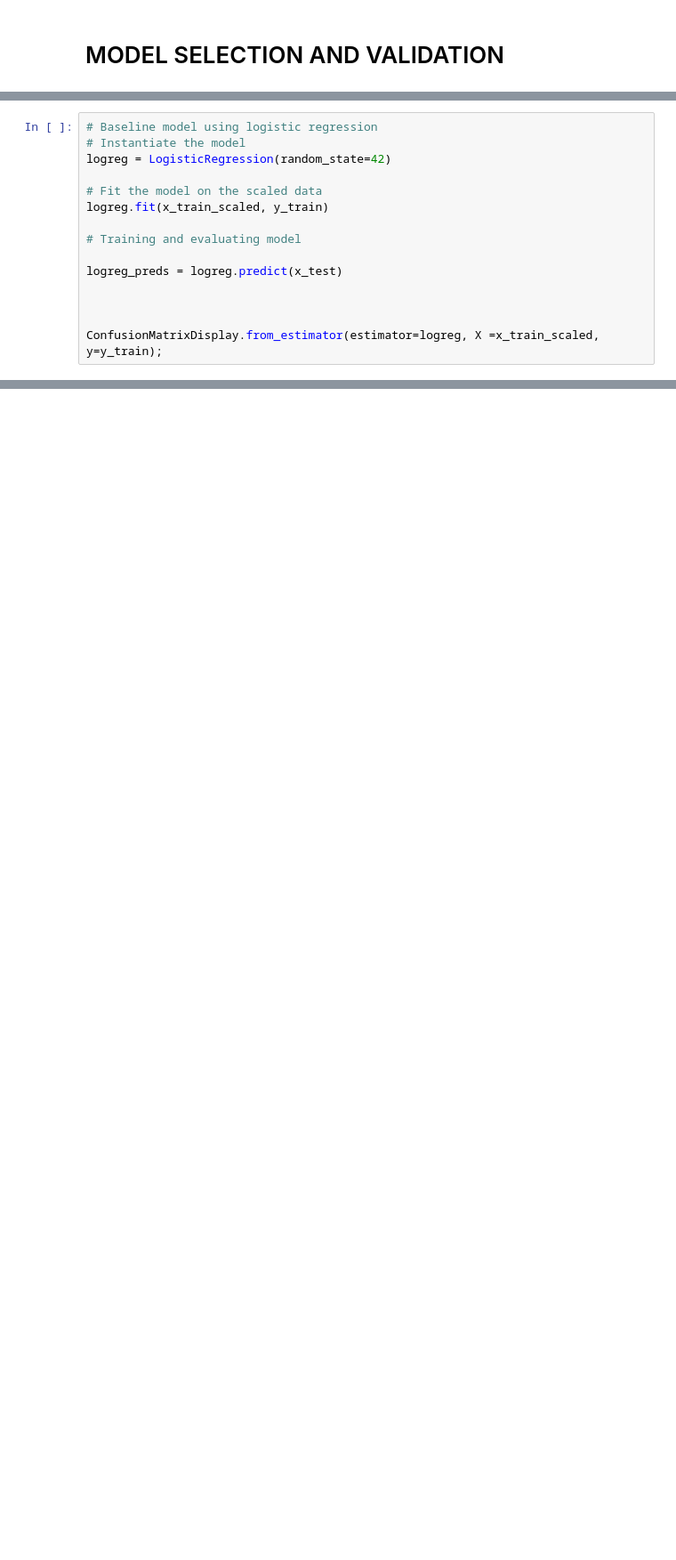
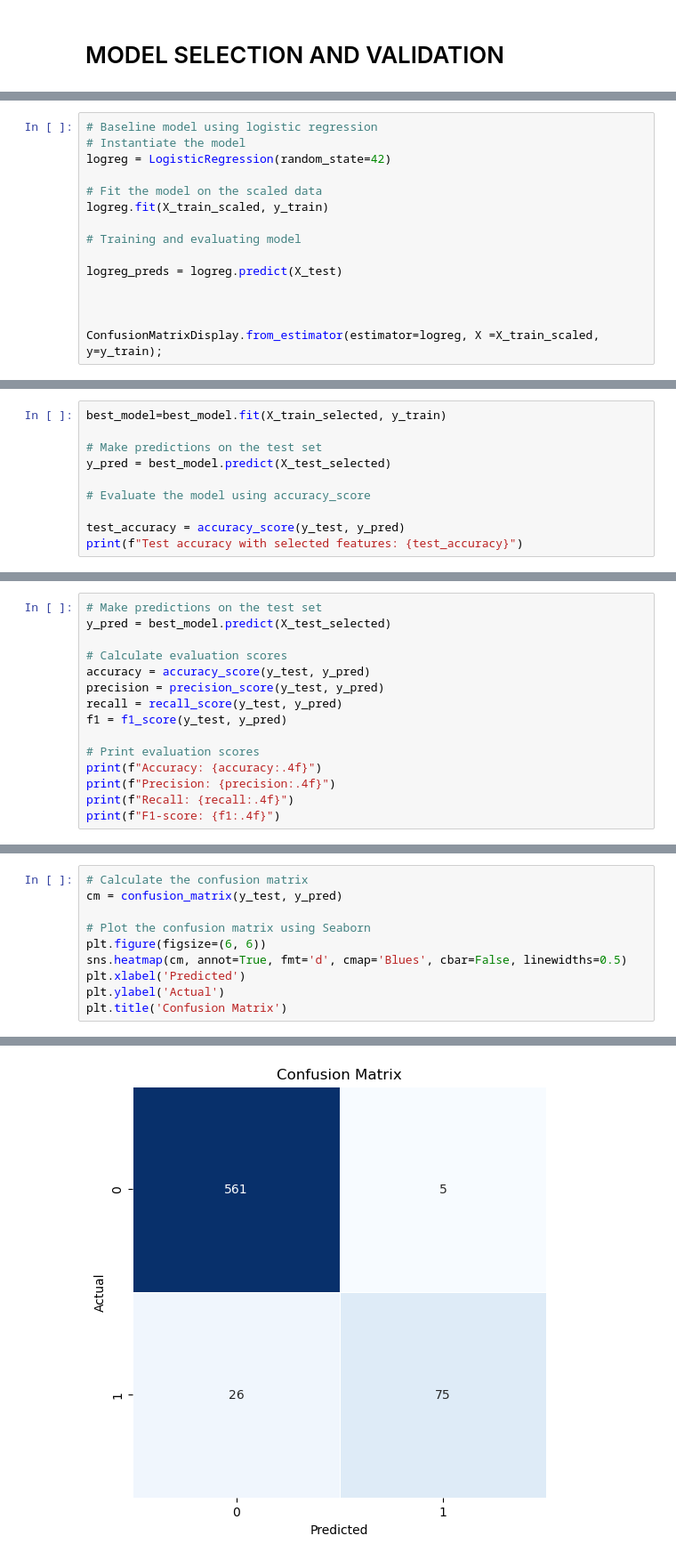
Before and after one commit to King-georges/Predicting-Churn-in-a-Telecom-s-company, a Jupyter notebook: Project_notebook.ipynb, the cells around one changed output, grey strips where cells are left out. Shown: that part at 89% size. Cells and saved outputs as stored; diff of their text form; blank space fills up the shorter version.

Commit message:
Model selection and validation

```diff
--- a/Project_notebook.ipynb
+++ b/Project_notebook.ipynb
@@ -442,14 +449,14 @@ x_test_scaled = scaler.transform(x_test)
 logreg = LogisticRegression(random_state=42)
 
 # Fit the model on the scaled data
-logreg.fit(x_train_scaled, y_train)
+logreg.fit(X_train_scaled, y_train)
 
 # Training and evaluating model
 
-logreg_preds = logreg.predict(x_test)
+logreg_preds = logreg.predict(X_test)
 
 
 
-ConfusionMatrixDisplay.from_estimator(estimator=logreg, X =x_train_scaled, y=y_train);
+ConfusionMatrixDisplay.from_estimator(estimator=logreg, X =X_train_scaled, y=y_train);
 # %% [output]
 [figure]
@@ -463,0 +599,10 @@ NameError: name 'model' is not defined
+# %%
+best_model=best_model.fit(X_train_selected, y_train)
+
+# Make predictions on the test set
+y_pred = best_model.predict(X_test_selected)
+
+# Evaluate the model using accuracy_score
+
+test_accuracy = accuracy_score(y_test, y_pred)
+print(f"Test accuracy with selected features: {test_accuracy}")
@@ -463,0 +613,15 @@ NameError: name 'model' is not defined
+# %%
+# Make predictions on the test set
+y_pred = best_model.predict(X_test_selected)
+
+# Calculate evaluation scores
+accuracy = accuracy_score(y_test, y_pred)
+precision = precision_score(y_test, y_pred)
+recall = recall_score(y_test, y_pred)
+f1 = f1_score(y_test, y_pred)
+
+# Print evaluation scores
+print(f"Accuracy: {accuracy:.4f}")
+print(f"Precision: {precision:.4f}")
+print(f"Recall: {recall:.4f}")
+print(f"F1-score: {f1:.4f}")
@@ -463,0 +633,11 @@ NameError: name 'model' is not defined
+# %%
+# Calculate the confusion matrix
+cm = confusion_matrix(y_test, y_pred)
+
+# Plot the confusion matrix using Seaborn
+plt.figure(figsize=(6, 6))
+sns.heatmap(cm, annot=True, fmt='d', cmap='Blues', cbar=False, linewidths=0.5)
+plt.xlabel('Predicted')
+plt.ylabel('Actual')
+plt.title('Confusion Matrix')
+# %% [output]
@@ -463,0 +645 @@ NameError: name 'model' is not defined
+[figure, added]
```
Also changed, not shown: parts of 24 cells of this notebook.
